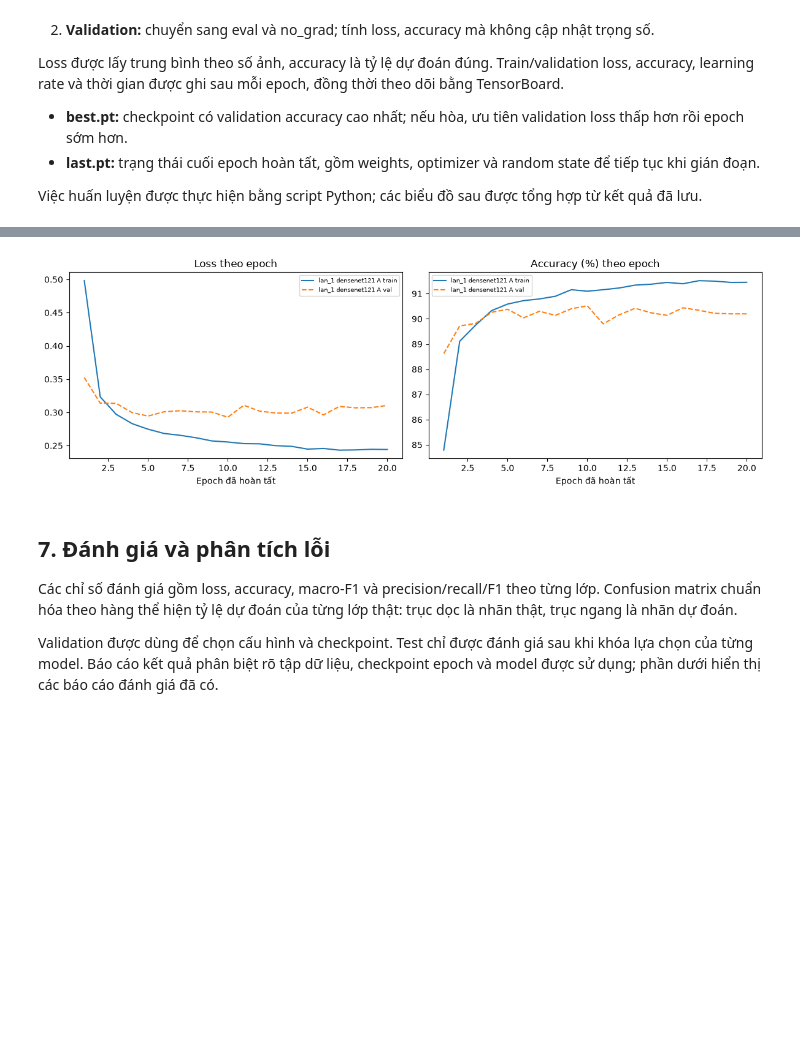
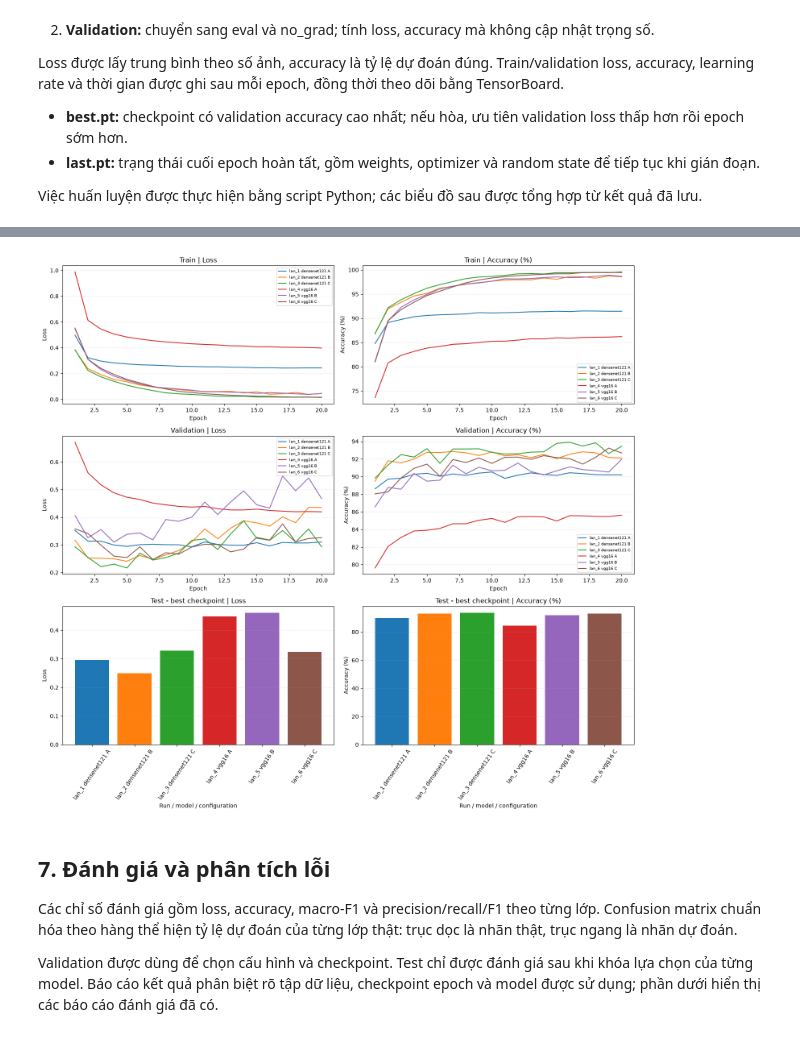
Before and after one commit to tinh633/deep-learning, a Jupyter notebook: practice_2_pretrained_model/Practice_2_Report.ipynb, the cells around one changed output, grey strips where cells are left out. Drawn from its saved outputs; the diff is of its cells as text; code cells hidden in the pictures; blank space fills up the shorter version.

Commit message:
Finalize Practice 2 report, visualizations and six trained model checkpoints

```diff
--- a/practice_2_pretrained_model/Practice_2_Report.ipynb
+++ b/practice_2_pretrained_model/Practice_2_Report.ipynb
@@ -59,4 +59,17 @@ else:
     print('RGB train mean:', eda['train_rgb']['mean'])
     print('RGB train std:', eda['train_rgb']['std'])
     print('Nhóm ảnh trùng chính xác:', len(eda['duplicates']))
+
+if eda and eda.get('deep_eda'):
+    import pandas as pd
+    from IPython.display import display
+    deep = eda['deep_eda']
+    rows = []
+    for name in deep['feature_names']:
+        values = deep['features'][name]['splits']['train']
+        rows.append({'Đặc trưng train': name, 'Mean': values['mean'], 'Std': values['std'],
+                     'P1': values['quantiles'][1], 'Median': values['quantiles'][3], 'P99': values['quantiles'][5]})
+    display(pd.DataFrame(rows).set_index('Đặc trưng train').round(4))
+    print('Ảnh cực trị, phân bố theo split/lớp và bản đồ PCA toàn dataset xem trong visualization/eda.html. '
+          'Biến thiên pixel không phải bằng chứng đủ để kết luận ảnh mờ hoặc sai nhãn.')
 # %% [output]
@@ -254,20 +331,37 @@ Best validation: 90.52% | epoch: 10
 # %%
+# Each row is one split; test is a checkpoint measurement, not an epoch curve.
 if runs:
-    fig, axes = plt.subplots(1, 2, figsize=(12, 4))
-    for folder, settings, history in runs:
-        if not history:
-            continue
-        epochs = [row['epoch'] for row in history]
+    fig, axes = plt.subplots(3, 2, figsize=(15, 14))
+    colors = plt.get_cmap('tab10')
+    for index, (folder, settings, history) in enumerate(runs):
         label = f"{folder.name} {settings['model_name']} {settings['experiment']}"
-        axes[0].plot(epochs, [row['train_loss'] for row in history], label=label + ' train')
-        axes[0].plot(epochs, [row['val_loss'] for row in history], '--', label=label + ' val')
-        axes[1].plot(epochs, [100 * row['train_accuracy'] for row in history], label=label + ' train')
-        axes[1].plot(epochs, [100 * row['val_accuracy'] for row in history], '--', label=label + ' val')
-    for ax, title in zip(axes, ('Loss theo epoch', 'Accuracy (%) theo epoch')):
-        ax.set_title(title); ax.set_xlabel('Epoch đã hoàn tất'); ax.legend(fontsize=7)
+        color = colors(index % 10)
+        if history:
+            epochs = [row['epoch'] for row in history]
+            for row_index, prefix in enumerate(('train', 'val')):
+                axes[row_index, 0].plot(epochs, [row[prefix + '_loss'] for row in history],
+                                        label=label, color=color)
+                axes[row_index, 1].plot(epochs, [100 * row[prefix + '_accuracy'] for row in history],
+                                        label=label, color=color)
+        test_report = read_json(folder / 'test_metrics.json')
+        if test_report:
+            axes[2, 0].bar(label, test_report['loss'], color=color)
+            axes[2, 1].bar(label, 100 * test_report['accuracy'], color=color)
+    for row_index, split in enumerate(('Train', 'Validation', 'Test - best checkpoint')):
+        for col_index, metric in enumerate(('Loss', 'Accuracy (%)')):
+            ax = axes[row_index, col_index]
+            ax.set_title(split + ' | ' + metric)
+            ax.set_ylabel(metric)
+            ax.grid(alpha=0.2, axis='y')
+            if row_index < 2:
+                ax.set_xlabel('Epoch')
+                ax.legend(fontsize=7)
+            else:
+                ax.set_xlabel('Run / model / configuration')
+                ax.tick_params(axis='x', labelrotation=55)
     plt.tight_layout(); plt.show()
 # %% [output]
-[figure, old version]
+[figure, new version]
 # %% [markdown]
 ## 7. Đánh giá và phân tích lỗi
 
```
Also changed, not shown: parts of 16 cells of this notebook, 58 other files.
